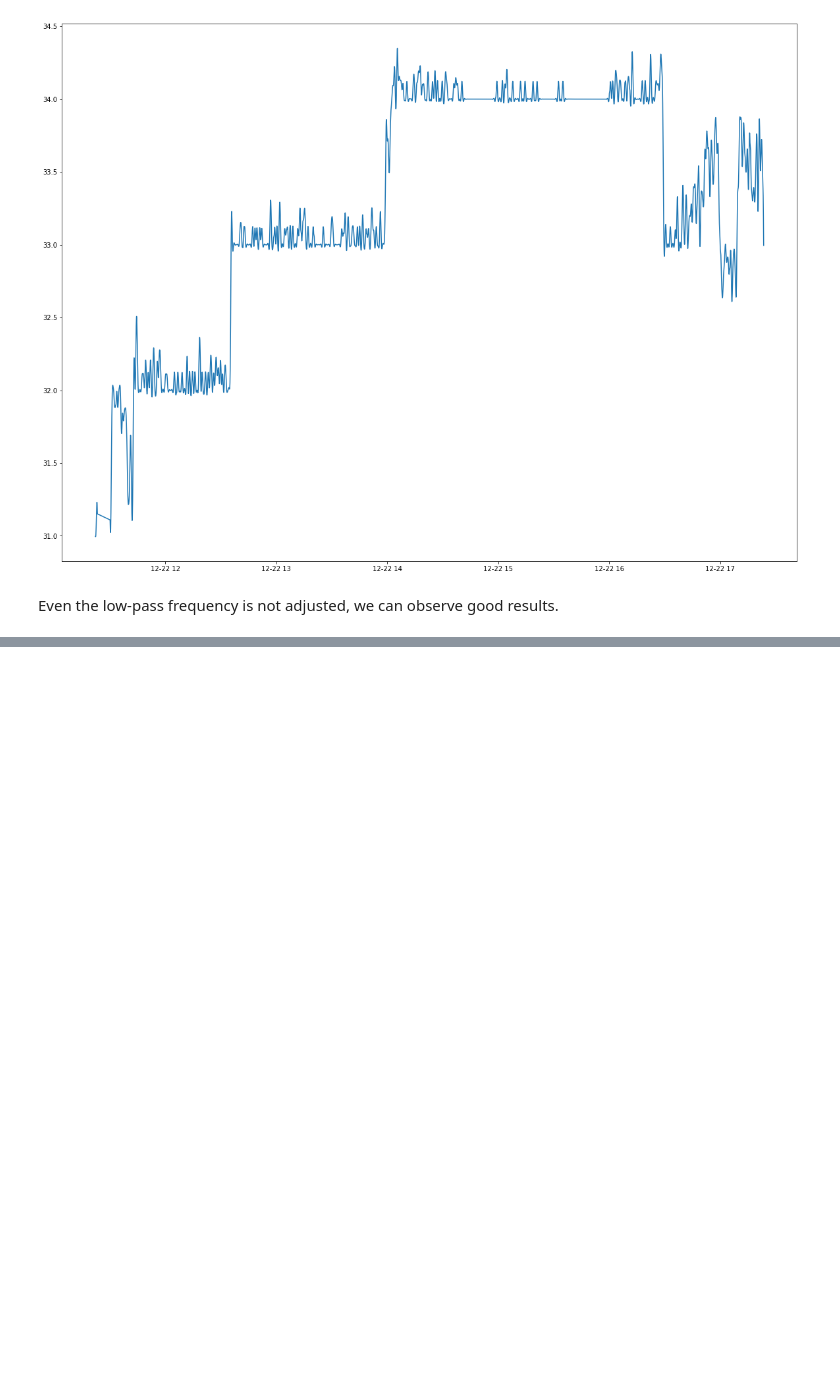
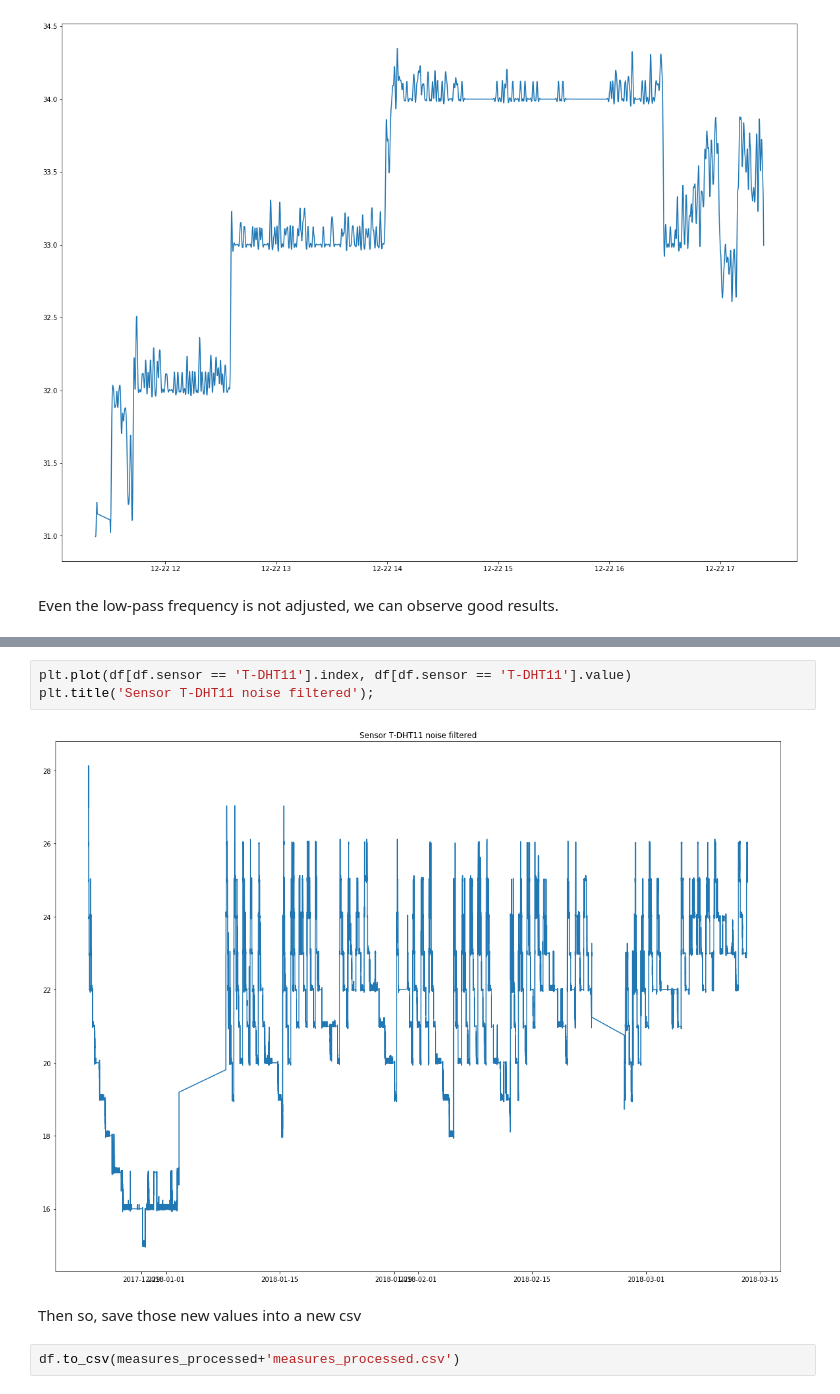
Before and after one commit to mrg20/laboratory-data-science-subject, a Jupyter notebook: notebooks/Measures analysis.ipynb, the cells around one changed output, grey strips where cells are left out. Drawn from its saved outputs; the diff is of its cells as text; blank space fills up the shorter version.

Commit message:
ended measures

```diff
--- a/notebooks/Measures analysis.ipynb
+++ b/notebooks/Measures analysis.ipynb
@@ -212,0 +223,9 @@ Even the low-pass frequency is not adjusted, we can observe good results.
+# %%
+plt.plot(df[df.sensor == 'T-DHT11'].index, df[df.sensor == 'T-DHT11'].value)
+plt.title('Sensor T-DHT11 noise filtered');
+# %% [output]
+[figure, added]
+# %% [markdown]
+Then so, save those new values into a new csv
+# %%
+df.to_csv(measures_processed+'measures_processed.csv')
```
Also changed, not shown: parts of 3 cells of this notebook.
